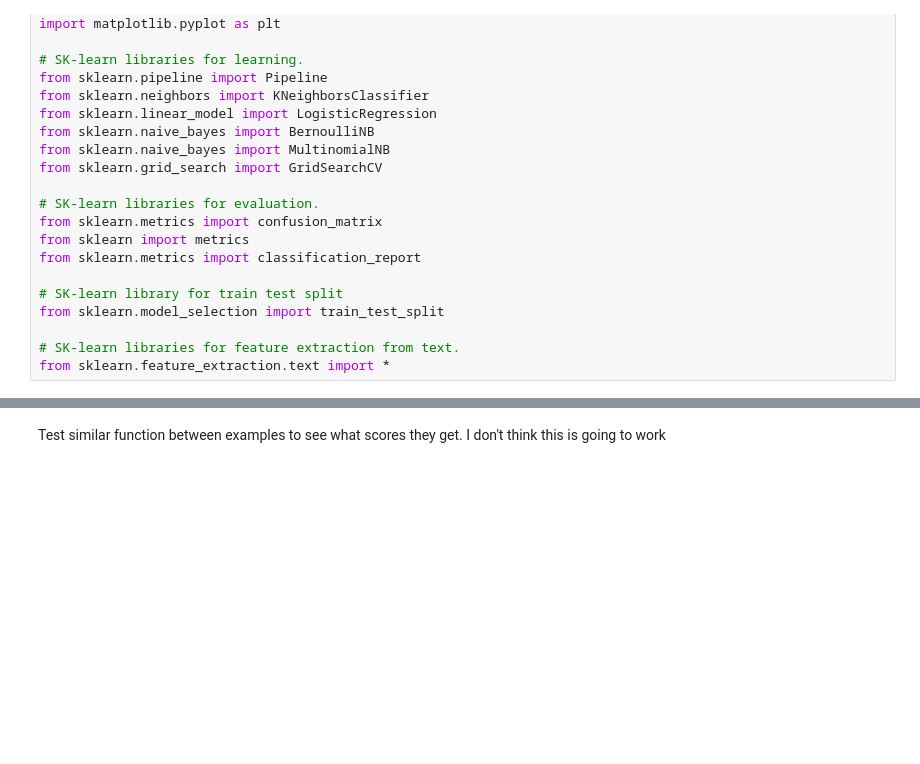
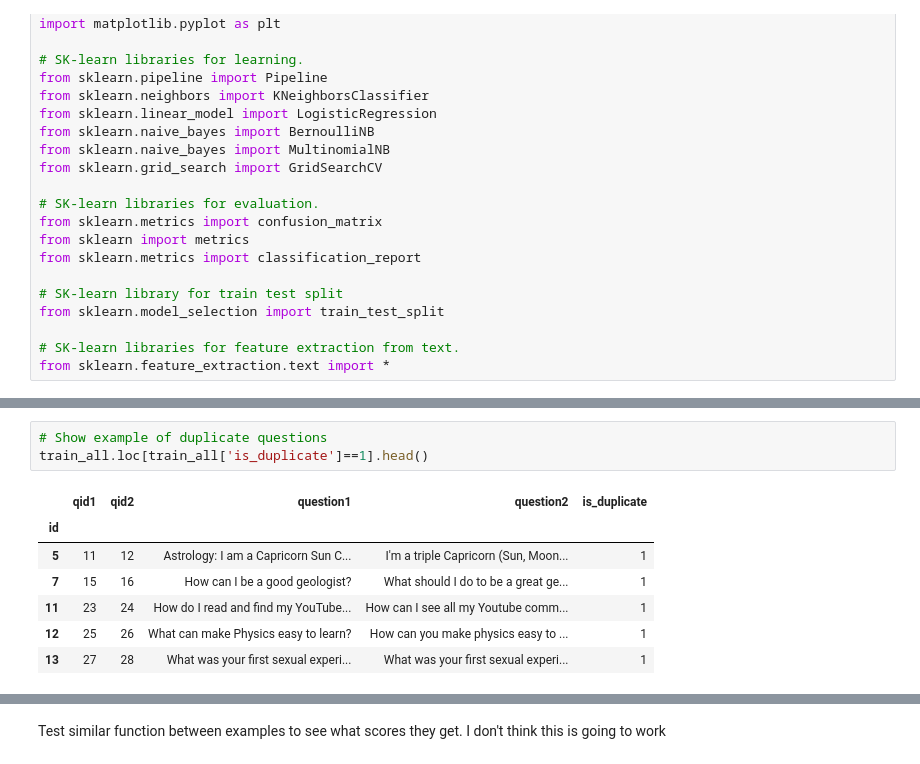
Before and after one commit to RobMulla/kagglequora, a Jupyter notebook: Rob-KaggleQuora.ipynb, the cells around one changed output, grey strips where cells are left out. Cells and saved outputs as stored; diff of their text form; blank space fills up the shorter version.

```diff
--- a/Rob-KaggleQuora.ipynb
+++ b/Rob-KaggleQuora.ipynb
@@ -60,2 +61,13 @@ train_all.loc[train['is_duplicate']==1].head()
+# %%
+# Show example of duplicate questions
+train_all.loc[train_all['is_duplicate']==1].head()
+# %% [output]
+|  | qid1 | qid2 | question1 | question2 | is_duplicate |
+| id |  |  |  |  |  |
+| 5 | 11 | 12 | Astrology: I am a Capricorn Sun C... | I'm a triple Capricorn (Sun, Moon... | 1 |
+| 7 | 15 | 16 | How can I be a good geologist? | What should I do to be a great ge... | 1 |
+| 11 | 23 | 24 | How do I read and find my YouTube... | How can I see all my Youtube comm... | 1 |
+| 12 | 25 | 26 | What can make Physics easy to learn? | How can you make physics easy to ... | 1 |
+| 13 | 27 | 28 | What was your first sexual experi... | What was your first sexual experi... | 1 |
 # %%
 # Percent of train that is duplicate
```
Also changed, not shown: parts of 24 cells of this notebook.
